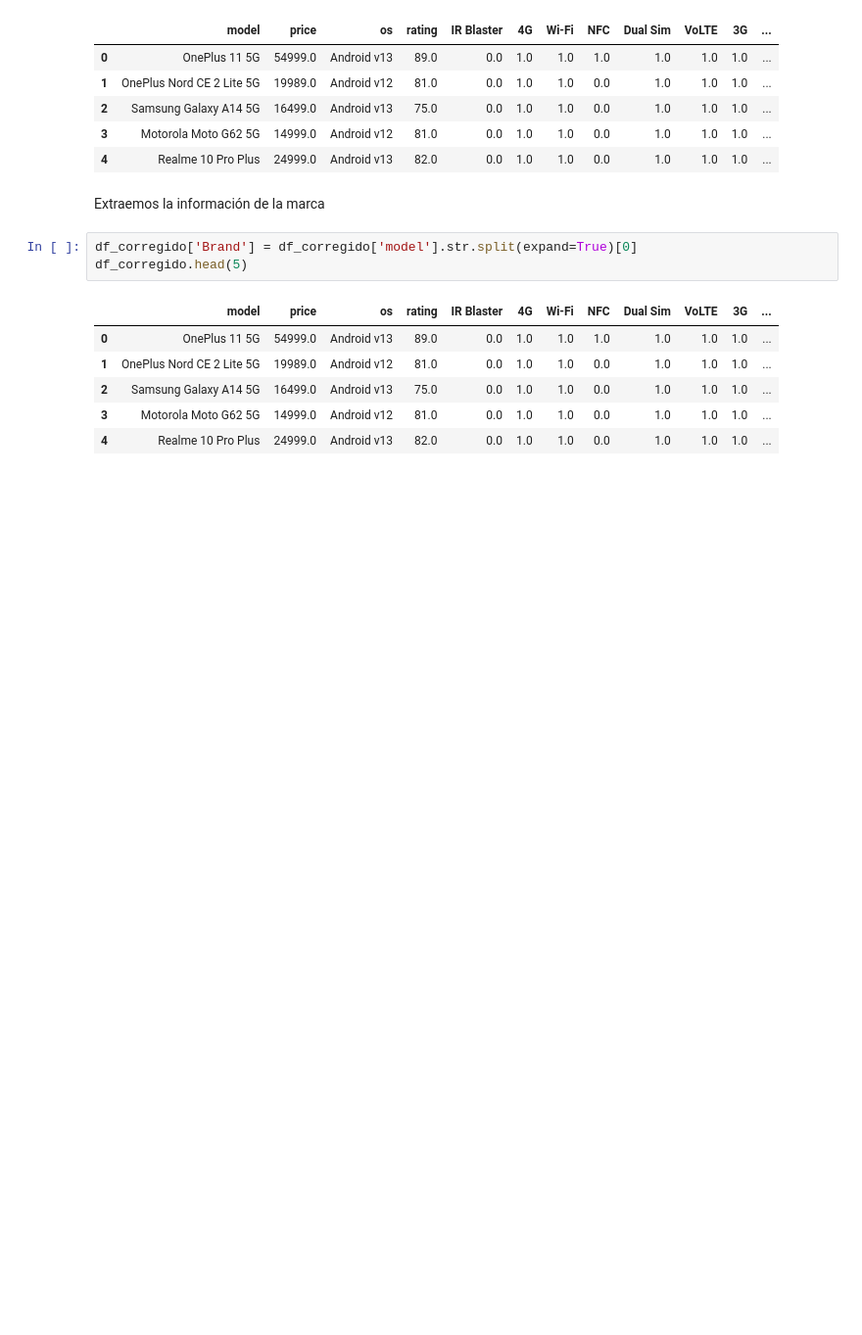
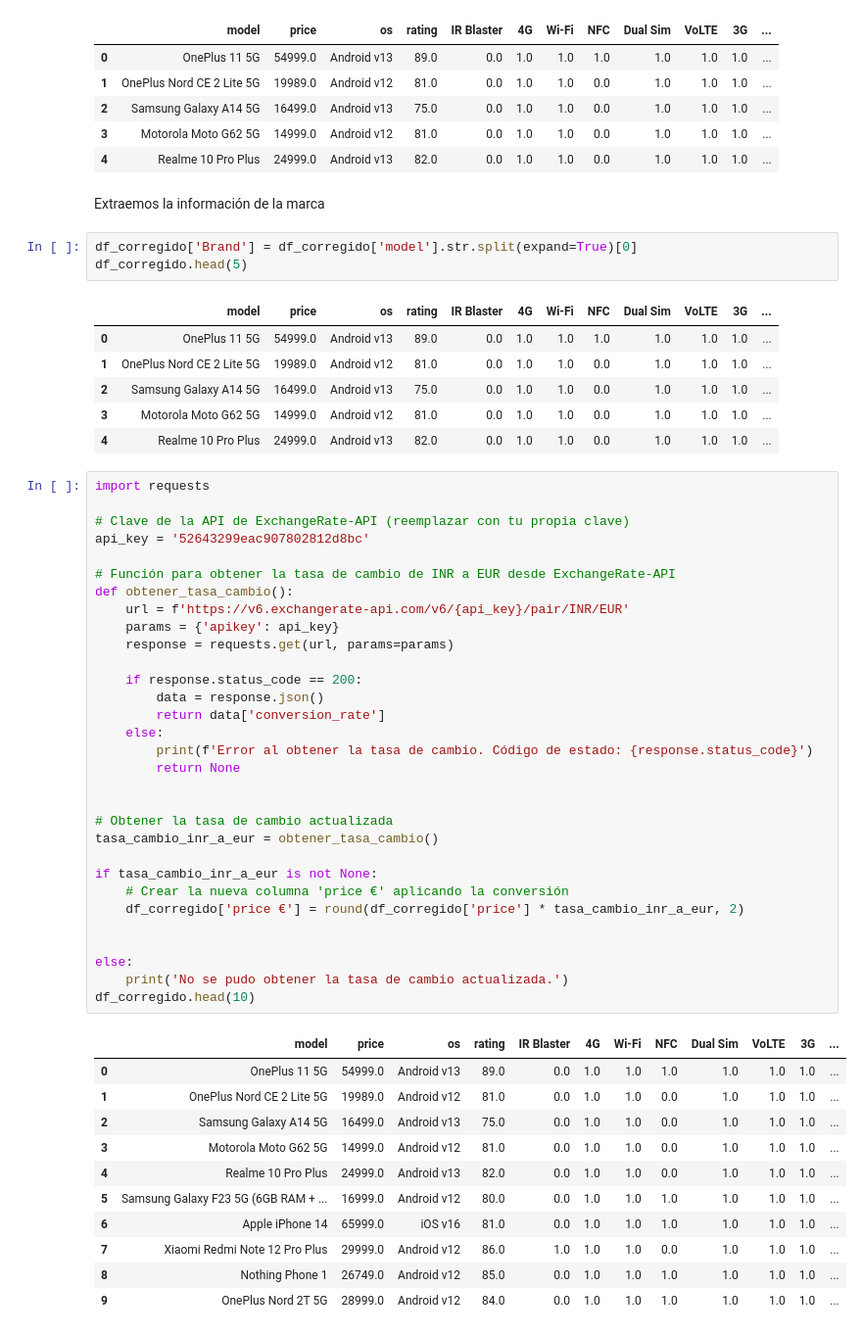
Before and after one commit to manuelangelrodr/EDA_Smartphones, a Jupyter notebook: src/notebooks/EDA_Provisional.ipynb, the cells around one changed output. Shown at 98% size. Drawn from its saved outputs; the diff is of its cells as text; blank space fills up the shorter version.

```diff
--- a/src/notebooks/EDA_Provisional.ipynb
+++ b/src/notebooks/EDA_Provisional.ipynb
@@ -816,3 +816,46 @@ df_corregido.head(5)
 | 2 | Samsung Galaxy A14 5G | 16499.0 | Android v13 | 75.0 | 0.0 | 1.0 | 1.0 | 0.0 | 1.0 | 1.0 | 1.0 | ... |
 | 3 | Motorola Moto G62 5G | 14999.0 | Android v12 | 81.0 | 0.0 | 1.0 | 1.0 | 0.0 | 1.0 | 1.0 | 1.0 | ... |
 | 4 | Realme 10 Pro Plus | 24999.0 | Android v13 | 82.0 | 0.0 | 1.0 | 1.0 | 0.0 | 1.0 | 1.0 | 1.0 | ... |
+# %%
+import requests
+
+# Clave de la API de ExchangeRate-API (reemplazar con tu propia clave)
+api_key = '52643299eac907802812d8bc'
+
+# Función para obtener la tasa de cambio de INR a EUR desde ExchangeRate-API
+def obtener_tasa_cambio():
+    url = f'https://v6.exchangerate-api.com/v6/{api_key}/pair/INR/EUR'
+    params = {'apikey': api_key}
+    response = requests.get(url, params=params)
+
+    if response.status_code == 200:
+        data = response.json()
+        return data['conversion_rate']
+    else:
+        print(f'Error al obtener la tasa de cambio. Código de estado: {response.status_code}')
+        return None
+
+
+# Obtener la tasa de cambio actualizada
+tasa_cambio_inr_a_eur = obtener_tasa_cambio()
+
+if tasa_cambio_inr_a_eur is not None:
+    # Crear la nueva columna 'price €' aplicando la conversión
+    df_corregido['price €'] = round(df_corregido['price'] * tasa_cambio_inr_a_eur, 2)
+
+
+else:
+    print('No se pudo obtener la tasa de cambio actualizada.')
+df_corregido.head(10)
+# %% [output]
+|  | model | price | os | rating | IR Blaster | 4G | Wi-Fi | NFC | Dual Sim | VoLTE | 3G | ... |
+| 0 | OnePlus 11 5G | 54999.0 | Android v13 | 89.0 | 0.0 | 1.0 | 1.0 | 1.0 | 1.0 | 1.0 | 1.0 | ... |
+| 1 | OnePlus Nord CE 2 Lite 5G | 19989.0 | Android v12 | 81.0 | 0.0 | 1.0 | 1.0 | 0.0 | 1.0 | 1.0 | 1.0 | ... |
+| 2 | Samsung Galaxy A14 5G | 16499.0 | Android v13 | 75.0 | 0.0 | 1.0 | 1.0 | 0.0 | 1.0 | 1.0 | 1.0 | ... |
+| 3 | Motorola Moto G62 5G | 14999.0 | Android v12 | 81.0 | 0.0 | 1.0 | 1.0 | 0.0 | 1.0 | 1.0 | 1.0 | ... |
+| 4 | Realme 10 Pro Plus | 24999.0 | Android v13 | 82.0 | 0.0 | 1.0 | 1.0 | 0.0 | 1.0 | 1.0 | 1.0 | ... |
+| 5 | Samsung Galaxy F23 5G (6GB RAM + ... | 16999.0 | Android v12 | 80.0 | 0.0 | 1.0 | 1.0 | 1.0 | 1.0 | 1.0 | 1.0 | ... |
+| 6 | Apple iPhone 14 | 65999.0 | iOS v16 | 81.0 | 0.0 | 1.0 | 1.0 | 1.0 | 1.0 | 1.0 | 1.0 | ... |
+| 7 | Xiaomi Redmi Note 12 Pro Plus | 29999.0 | Android v12 | 86.0 | 1.0 | 1.0 | 1.0 | 0.0 | 1.0 | 1.0 | 1.0 | ... |
+| 8 | Nothing Phone 1 | 26749.0 | Android v12 | 85.0 | 0.0 | 1.0 | 1.0 | 1.0 | 1.0 | 1.0 | 1.0 | ... |
+| 9 | OnePlus Nord 2T 5G | 28999.0 | Android v12 | 84.0 | 0.0 | 1.0 | 1.0 | 1.0 | 1.0 | 1.0 | 1.0 | ... |
```
Also changed, not shown: parts of 27 cells of this notebook, 1 other file.
